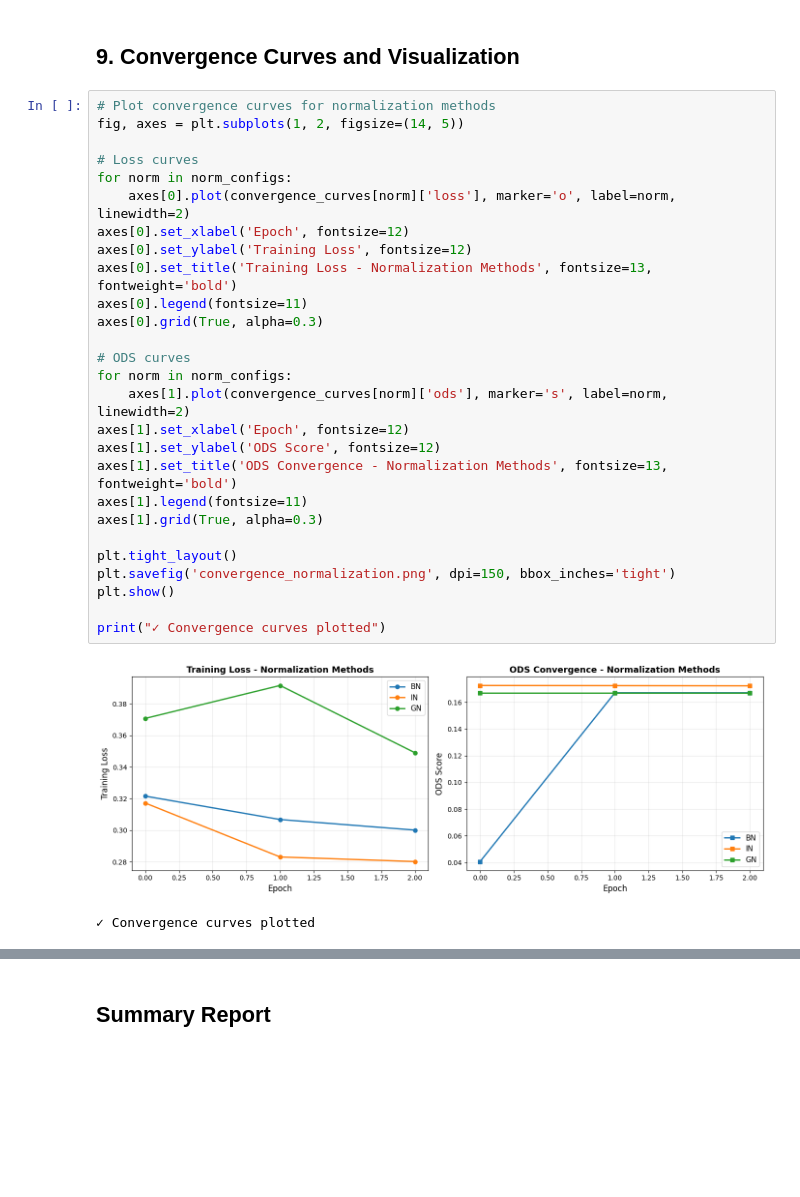
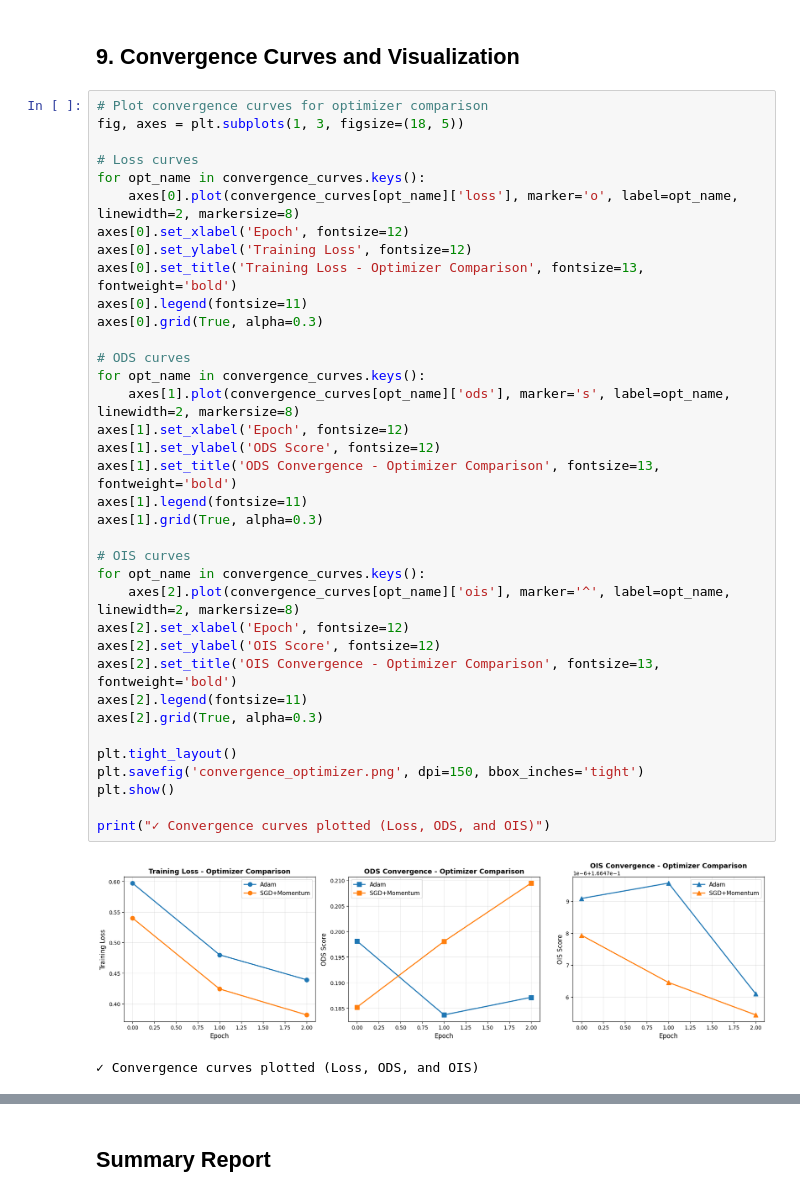
Before and after one commit to imadbenmadi/XYWnet-ablation-Study, a Jupyter notebook: ablation_study.ipynb, the cells around one changed output, grey strips where cells are left out. Drawn from its saved outputs; the diff is of its cells as text; blank space fills up the shorter version.

```diff
--- a/ablation_study.ipynb
+++ b/ablation_study.ipynb
@@ -745,34 +1044,43 @@ Normalization      ODS      OIS       AP  Final Loss
 # %% [markdown]
 ## 9. Convergence Curves and Visualization
 # %%
-# Plot convergence curves for normalization methods
-fig, axes = plt.subplots(1, 2, figsize=(14, 5))
+# Plot convergence curves for optimizer comparison
+fig, axes = plt.subplots(1, 3, figsize=(18, 5))
 
 # Loss curves
-for norm in norm_configs:
-    axes[0].plot(convergence_curves[norm]['loss'], marker='o', label=norm, linewidth=2)
+for opt_name in convergence_curves.keys():
+    axes[0].plot(convergence_curves[opt_name]['loss'], marker='o', label=opt_name, linewidth=2, markersize=8)
 axes[0].set_xlabel('Epoch', fontsize=12)
 axes[0].set_ylabel('Training Loss', fontsize=12)
-axes[0].set_title('Training Loss - Normalization Methods', fontsize=13, fontweight='bold')
+axes[0].set_title('Training Loss - Optimizer Comparison', fontsize=13, fontweight='bold')
 axes[0].legend(fontsize=11)
 axes[0].grid(True, alpha=0.3)
 
 # ODS curves
-for norm in norm_configs:
-    axes[1].plot(convergence_curves[norm]['ods'], marker='s', label=norm, linewidth=2)
+for opt_name in convergence_curves.keys():
+    axes[1].plot(convergence_curves[opt_name]['ods'], marker='s', label=opt_name, linewidth=2, markersize=8)
 axes[1].set_xlabel('Epoch', fontsize=12)
 axes[1].set_ylabel('ODS Score', fontsize=12)
-axes[1].set_title('ODS Convergence - Normalization Methods', fontsize=13, fontweight='bold')
+axes[1].set_title('ODS Convergence - Optimizer Comparison', fontsize=13, fontweight='bold')
 axes[1].legend(fontsize=11)
 axes[1].grid(True, alpha=0.3)
 
+# OIS curves
+for opt_name in convergence_curves.keys():
+    axes[2].plot(convergence_curves[opt_name]['ois'], marker='^', label=opt_name, linewidth=2, markersize=8)
+axes[2].set_xlabel('Epoch', fontsize=12)
+axes[2].set_ylabel('OIS Score', fontsize=12)
+axes[2].set_title('OIS Convergence - Optimizer Comparison', fontsize=13, fontweight='bold')
+axes[2].legend(fontsize=11)
+axes[2].grid(True, alpha=0.3)
+
 plt.tight_layout()
-plt.savefig('convergence_normalization.png', dpi=150, bbox_inches='tight')
+plt.savefig('convergence_optimizer.png', dpi=150, bbox_inches='tight')
 plt.show()
 
-print("✓ Convergence curves plotted")
+print("✓ Convergence curves plotted (Loss, ODS, and OIS)")
 # %% [output]
-[figure, old version]
+[figure, new version]
-✓ Convergence curves plotted
+✓ Convergence curves plotted (Loss, ODS, and OIS)
 # %%
 # Visualize all results
```
Also changed, not shown: parts of 10 cells of this notebook, 3 other files.
